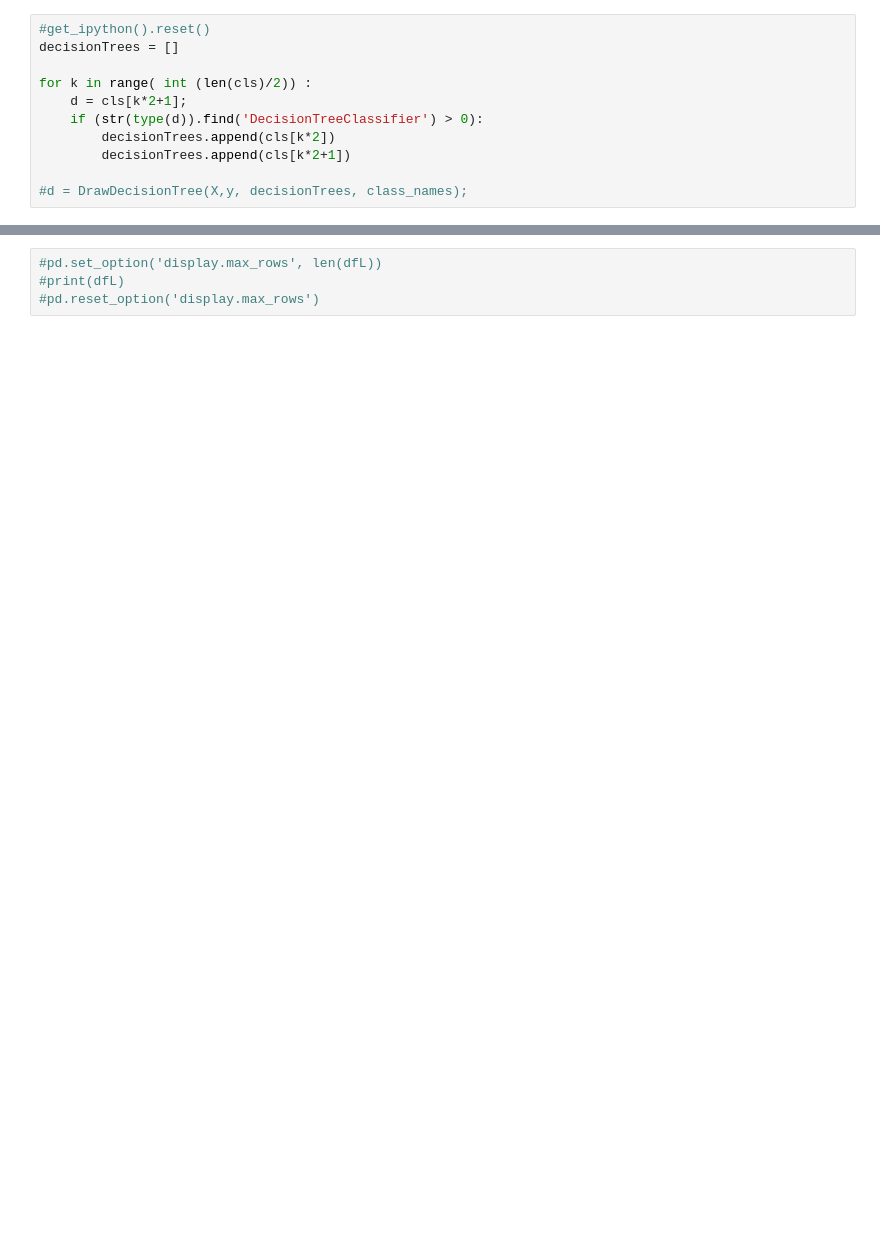
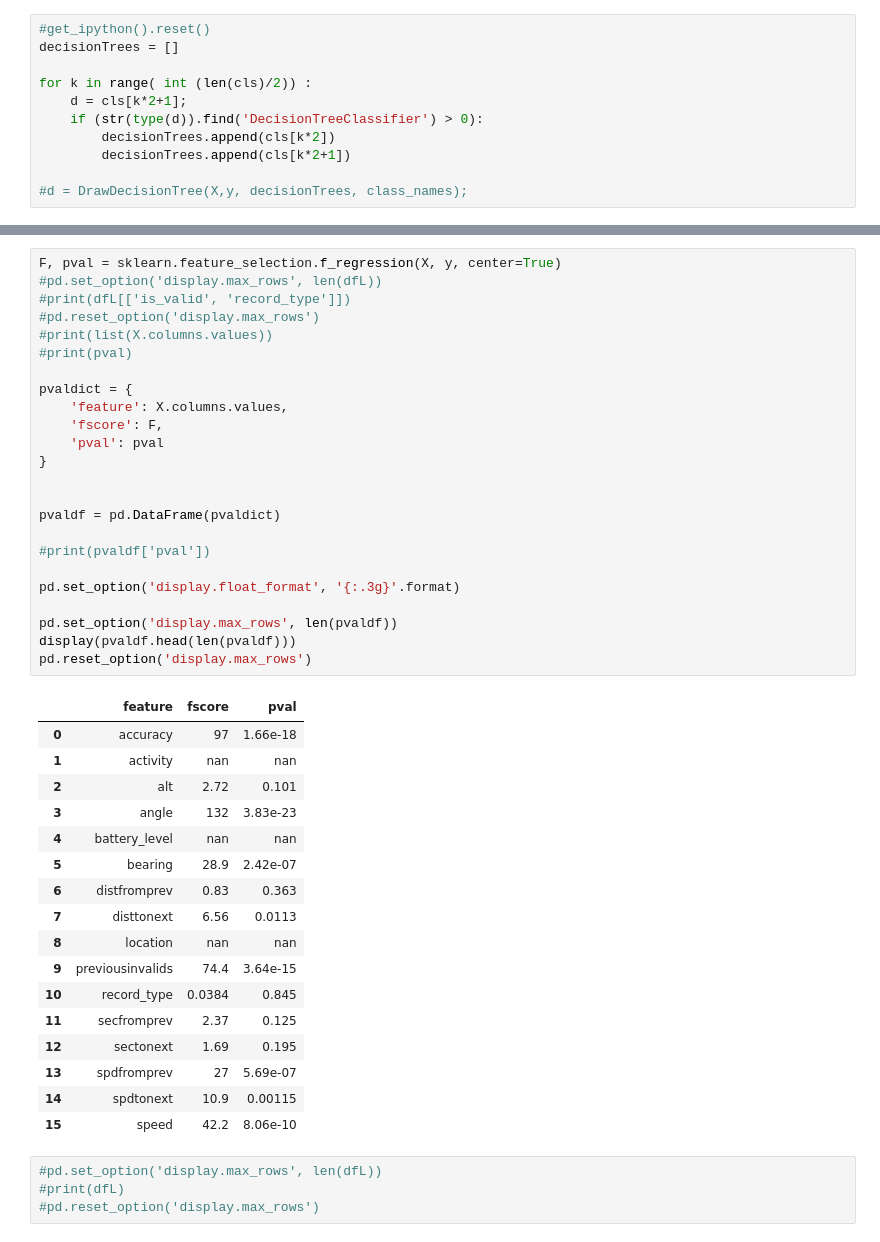
Before and after one commit to sada-narayanappa/Notebooks, a Jupyter notebook: SCHAS/InvalidPoints-WadeCopy2.ipynb, the cells around one changed output, grey strips where cells are left out. Cells and saved outputs as stored; diff of their text form; blank space fills up the shorter version.

Commit message:
Added pvalue, R2 score, F score
Added values to asses the algorithms and their performance. I also
created copies of Classification.py and common.ipynb and adjusted them
for my own use.

```diff
--- a/SCHAS/InvalidPoints-WadeCopy2.ipynb
+++ b/SCHAS/InvalidPoints-WadeCopy2.ipynb
@@ -552,3 +541,45 @@ SyntaxError: invalid syntax (<ipython-input-8-ce9144548836>, line 7)
+# %%
+F, pval = sklearn.feature_selection.f_regression(X, y, center=True)
+#pd.set_option('display.max_rows', len(dfL))
+#print(dfL[['is_valid', 'record_type']])
+#pd.reset_option('display.max_rows')
+#print(list(X.columns.values))
+#print(pval)
+
+pvaldict = {
+    'feature': X.columns.values,
+    'fscore': F,
+    'pval': pval
+}
+
+
+pvaldf = pd.DataFrame(pvaldict)
+
+#print(pvaldf['pval'])
+
+pd.set_option('display.float_format', '{:.3g}'.format)
+
+pd.set_option('display.max_rows', len(pvaldf))
+display(pvaldf.head(len(pvaldf)))
+pd.reset_option('display.max_rows')
+# %% [output]
+|  | feature | fscore | pval |
+| 0 | accuracy | 97 | 1.66e-18 |
+| 1 | activity | nan | nan |
+| 2 | alt | 2.72 | 0.101 |
+| 3 | angle | 132 | 3.83e-23 |
+| 4 | battery_level | nan | nan |
+| 5 | bearing | 28.9 | 2.42e-07 |
+| 6 | distfromprev | 0.83 | 0.363 |
+| 7 | disttonext | 6.56 | 0.0113 |
+| 8 | location | nan | nan |
+| 9 | previousinvalids | 74.4 | 3.64e-15 |
+| 10 | record_type | 0.0384 | 0.845 |
+| 11 | secfromprev | 2.37 | 0.125 |
+| 12 | sectonext | 1.69 | 0.195 |
+| 13 | spdfromprev | 27 | 5.69e-07 |
+| 14 | spdtonext | 10.9 | 0.00115 |
+| 15 | speed | 42.2 | 8.06e-10 |
 # %%
 #pd.set_option('display.max_rows', len(dfL))
 #print(dfL)
```
Also changed, not shown: parts of 5 cells of this notebook, 1 other file.
